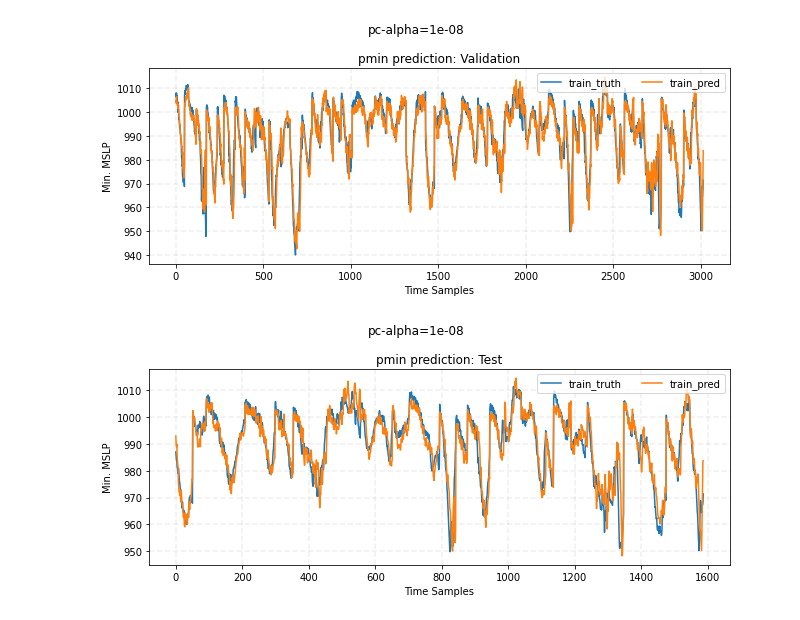
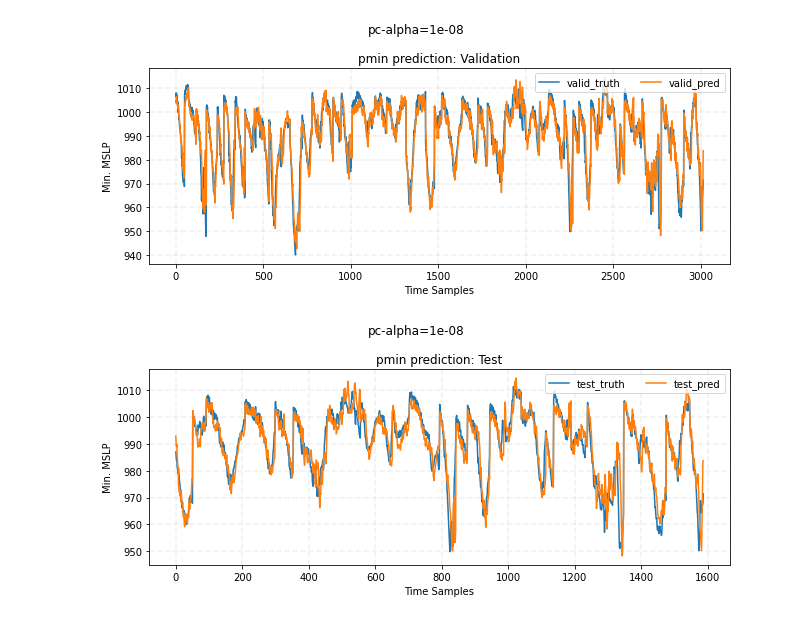
Before and after one commit to saranya8989/Causal_ML, a Jupyter notebook: scripts/Sample_script.ipynb, the cells around one changed output. Cells and saved outputs as stored; diff of their text form; code cells hidden in the pictures.

```diff
--- a/scripts/Sample_script.ipynb
+++ b/scripts/Sample_script.ipynb
@@ -147,16 +147,16 @@ plt.show()
 [figure]
 # %%
 fig,ax = plt.subplots(1,1,figsize=(9,4))
-plt.plot(y_pmin['newtest'],label='train_truth')
-plt.plot(wpac_mlr_pmin.predict(X_pmin['newtest']),label='train_pred')
+plt.plot(y_pmin['newtest'],label='test_truth')
+plt.plot(wpac_mlr_pmin.predict(X_pmin['newtest']),label='test_pred')
 #plt.plot(pmin_trained[5]['mlr'].predict(pmin_trained[5]['X']['test']),label='train_pred')
 ax.set_xlabel('Time Samples')
 ax.set_ylabel('Min. MSLP')
 ax.legend(loc=1,ncol=2)
 ax.grid(alpha=0.2,lw=1.5,ls='--')
 plt.suptitle(f'pc-alpha={pc_alpha}')
 plt.title('pmin prediction: Test')
 plt.tight_layout()
 plt.show()
 # %% [output]
-[figure, old version]
+[figure, new version]
```
Also changed, not shown: parts of 1 cell of this notebook.
